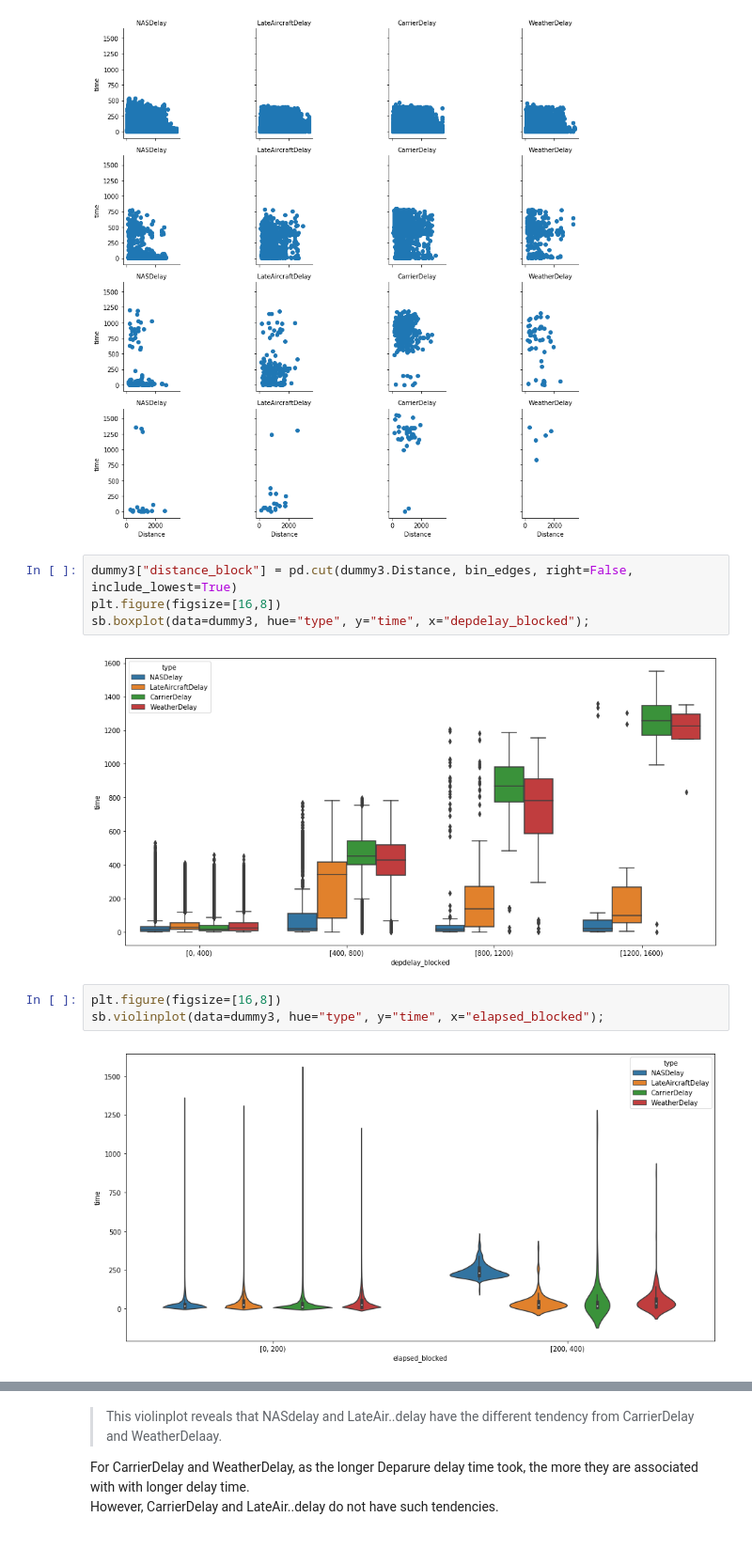
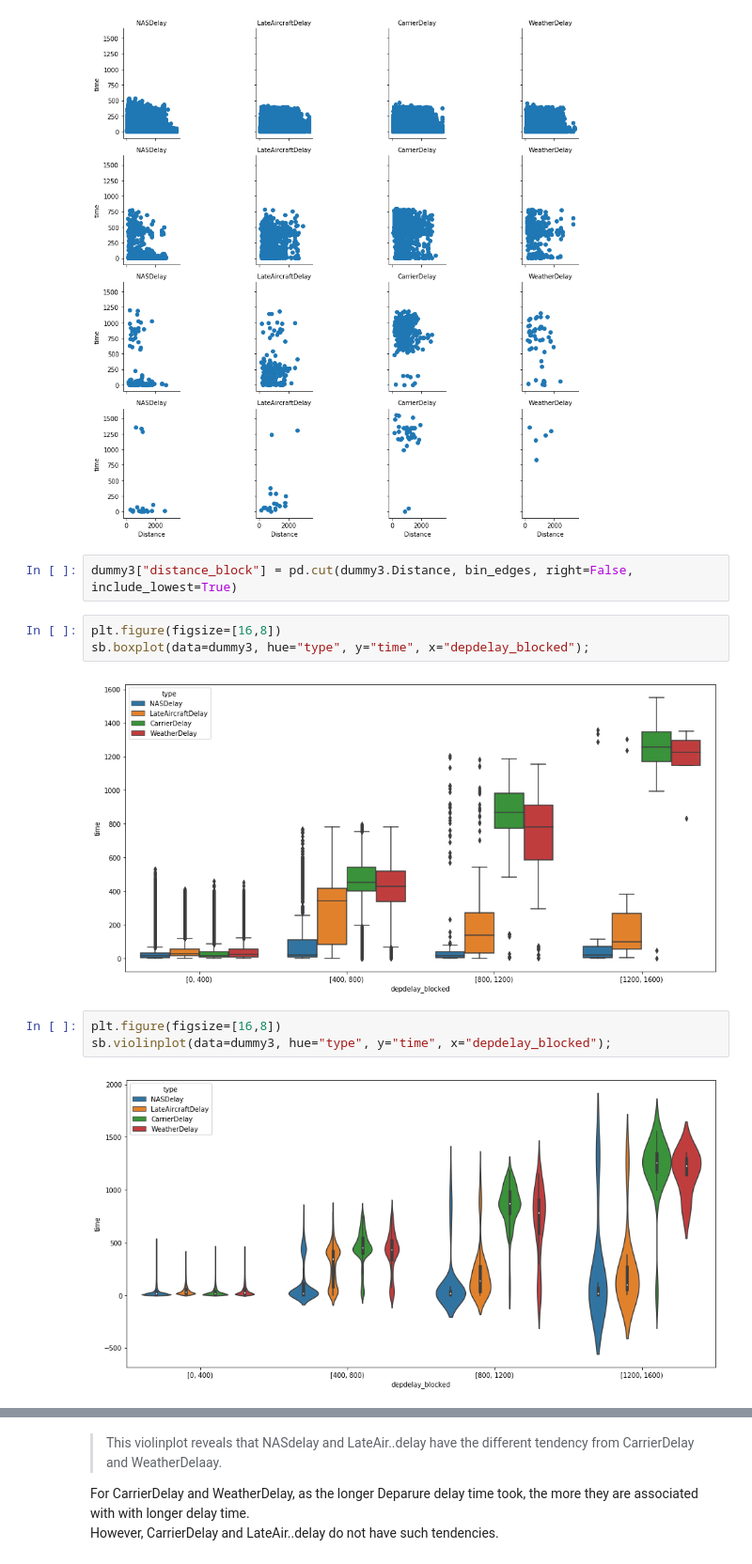
Before and after one commit to kudojp/FlightsDataAnalysis, a Jupyter notebook: flightsdata_exploration.ipynb, the cells around one changed output, grey strips where cells are left out. Shown at 94% size. Saved outputs shown, nothing was run; the diff lists cells and outputs as text.

```diff
--- a/flightsdata_exploration.ipynb
+++ b/flightsdata_exploration.ipynb
@@ -752,16 +757,17 @@ g.map(plt.scatter, "Distance", "time")
 g.set_titles('{col_name}');
 # %% [output]
 [figure]
+# %%
+dummy3["distance_block"] = pd.cut(dummy3.Distance, bin_edges, right=False, include_lowest=True)
 # %%
-dummy3["distance_block"] = pd.cut(dummy3.Distance, bin_edges, right=False, include_lowest=True)
 plt.figure(figsize=[16,8])
 sb.boxplot(data=dummy3, hue="type", y="time", x="depdelay_blocked");
 # %% [output]
 [figure]
 # %%
 plt.figure(figsize=[16,8])
-sb.violinplot(data=dummy3, hue="type", y="time", x="elapsed_blocked");
+sb.violinplot(data=dummy3, hue="type", y="time", x="depdelay_blocked");
 # %% [output]
-[figure, old version]
+[figure, new version]
 # %%
 plt.figure(figsize=[16,8])
```
Also changed, not shown: parts of 4 cells of this notebook, 3 other files.
